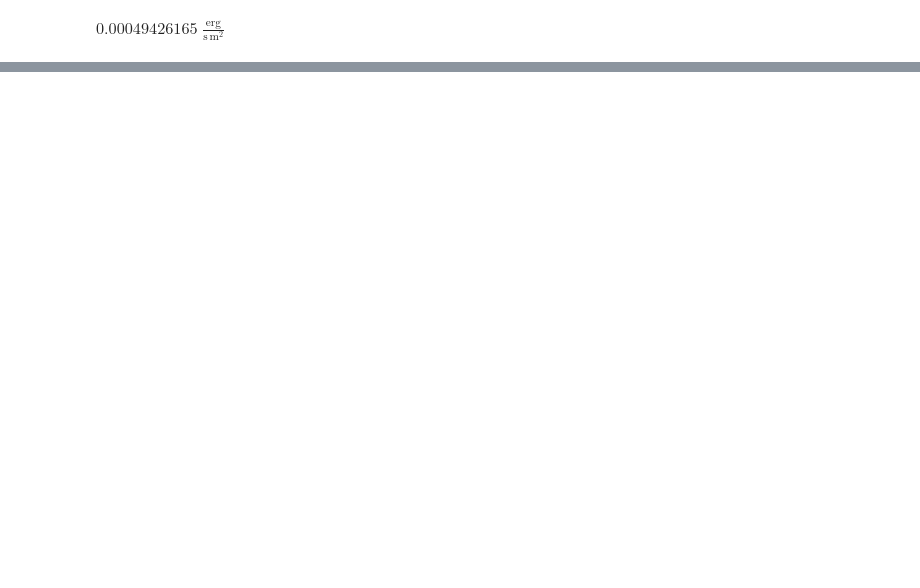
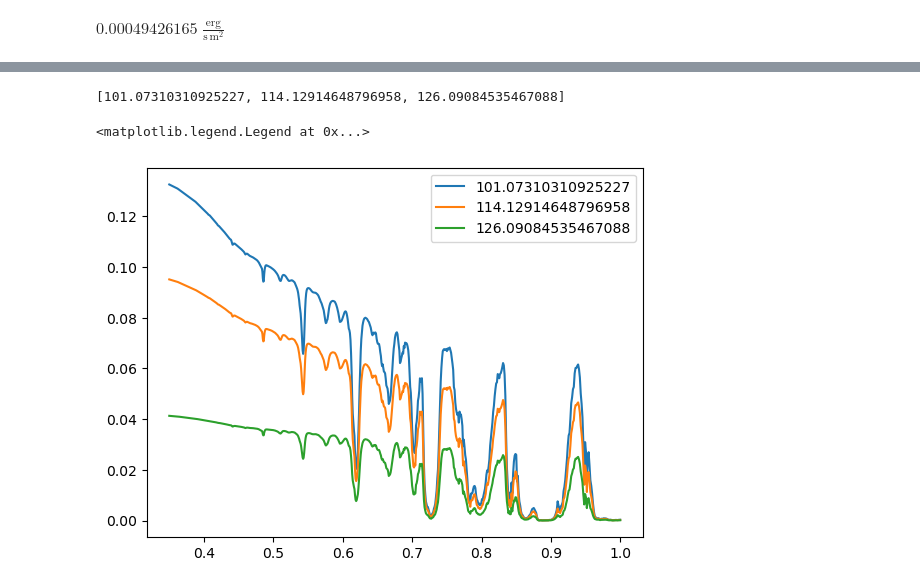
Before and after one commit to snhasler/deconfuser, a Jupyter notebook: photometry/test_color.ipynb, the cells around one changed output, grey strips where cells are left out. Drawn from its saved outputs; the diff is of its cells as text; code cells hidden in the pictures; blank space fills up the shorter version.

```diff
--- a/photometry/test_color.ipynb
+++ b/photometry/test_color.ipynb
@@ -386,0 +451,12 @@ albedo spec:  [array([1.768872e-01, 1.767922e-01, 1.766968e-01, 1.766009e-01,
+# %%
+system.planets[0].phase_angles
+# %% [output]
+[101.07310310925227, 114.12914648796958, 126.09084535467088]
+# %%
+for i in range(len(system.planets[0].wavelength)):
+    plt.plot(system.planets[0].wavelength[i], system.planets[0].Ag[i], label=system.planets[0].phase_angles[i])
+
+plt.legend()
+# %% [output]
+<matplotlib.legend.Legend at 0x...>
+[figure, added]
```
Also changed, not shown: parts of 10 cells of this notebook.
